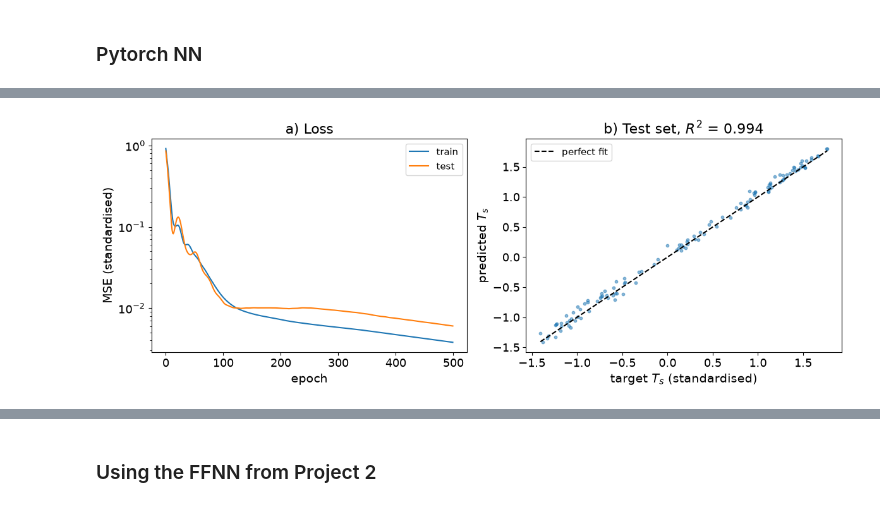
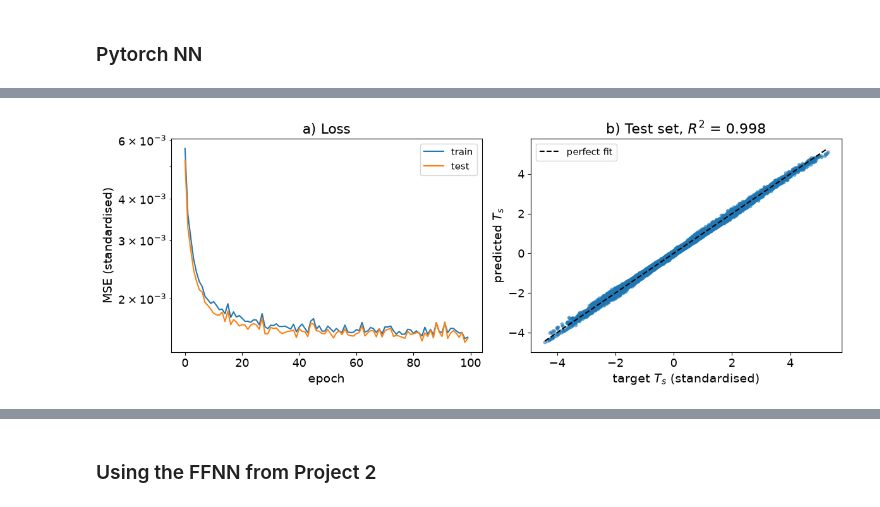
Before and after one commit to andrearosendahl/FYS-STK4155, a Jupyter notebook: 00_main.ipynb, the cells around one changed output, grey strips where cells are left out. Drawn from its saved outputs; the diff is of its cells as text; code cells hidden in the pictures.

```diff
--- a/00_main.ipynb
+++ b/00_main.ipynb
@@ -317,6 +559,6 @@ learning rate used from here on: gamma = 0.01
 penalty used from here on: lambda = 1e-05
 # %%
-best_gamma = 0.01
+best_gamma = 0.002
 best_penalty = 1e-5
 # %% [markdown]
 ### Pytorch NN
@@ -324,6 +566,8 @@ best_penalty = 1e-5
 import torch
 import torch.nn as nn
 import torch.optim as optim
+
+torch.set_num_threads(4)   # tiny matmuls: many threads only add overhead (check with torch.get_num_threads())
 
 #The skeleton in this cell is provided by Claude, I have made some changes to fit the data and problem.
 
@@ -332,12 +576,12 @@ class SurfaceEnergyNet(nn.Module):
     def __init__(self, input_size, hidden_size, output_size):
         super(SurfaceEnergyNet, self).__init__()
         self.fc1 = nn.Linear(input_size, hidden_size)
-        self.relu = nn.ReLU()
+        self.act = nn.Tanh()
         self.fc2 = nn.Linear(hidden_size, output_size)
 
     def forward(self, x):
         x = self.fc1(x)
-        x = self.relu(x)
+        x = self.act(x)
         x = self.fc2(x)
         return x
 
@@ -345,43 +589,45 @@ class SurfaceEnergyNet(nn.Module):
 
 # Main Training Loop: returns the model and the loss history
 def train_network(model, inputs, targets, test_inputs=None, test_targets=None,
-                  epochs=500, learning_rate=0.01, lam=0.0, norm="l2"):
+                  epochs=100, learning_rate=0.01, lam=0.0, norm="l2",batch_size=1024,seed=2026):
     criterion = nn.MSELoss()
     optimizer = optim.Adam(model.parameters(), lr=learning_rate)
+    gen = torch.Generator().manual_seed(seed)
+    n = len(inputs)
+    weights = [model.fc1.weight, model.fc2.weight]
     train_losses, test_losses = [], []
     for epoch in range(epochs):
-        # Forward pass
         model.train()
-        outputs = model(inputs)
-        mse_loss = criterion(outputs, targets)
+        perm = torch.randperm(n, generator=gen)              # new shuffle every epoch
+        xs, ys = inputs[perm], targets[perm]                 # one gather per epoch, batches are then cheap slices
+        for start in range(0, n, batch_size):
+            xb, yb = xs[start:start + batch_size], ys[start:start + batch_size]
+            mse_loss = criterion(model(xb), yb)
+            # Apply L1 or L2 regularization if specified
+            if lam > 0:
+                if norm == "l1":
+                    loss = mse_loss + lam * sum(w.abs().sum() for w in weights)
+                else:
+                    loss = mse_loss + lam * sum(w.pow(2).sum() for w in weights)
+            else:
+                loss = mse_loss
+            optimizer.zero_grad(set_to_none=True)
+            loss.backward()
+            optimizer.step()
 
-        # Apply L1 or L2 regularization if specified
-        if lam > 0:
-            weights = [model.fc1.weight, model.fc2.weight]   # only penalising the weights, biases excluded
-            l1_norm = sum(w.abs().sum() for w in weights)
-            l2_norm = sum(w.pow(2).sum() for w in weights)
-            # l1_norm = sum(p.abs().sum() for p in model.parameters())
-            # l2_norm = sum(p.pow(2).sum() for p in model.parameters())
-            if norm == "l1":
-                loss = mse_loss + lam * l1_norm
-            elif norm == "l2":
-                loss = mse_loss + lam * l2_norm
-        else:
-            loss = mse_loss
-
-        # Backward pass
-        optimizer.zero_grad()
-        loss.backward()
-        optimizer.step()
-
-        train_losses.append(mse_loss.item())
-        if test_inputs is not None:
-            model.eval()
-            with torch.no_grad():
+        # Both losses are evaluated on the full sets with the weights at the END of the epoch,
+        # so the curves are comparable (the same "snapshot" for train and test)
+        model.eval()
+        with torch.no_grad():
+            train_losses.append(criterion(model(inputs), targets).item())
+            if test_inputs is not None:
                 test_losses.append(criterion(model(test_inputs), test_targets).item())
 
-        if (epoch + 1) % 100 == 0:
-            print(f'Epoch [{epoch+1}/{epochs}], Loss: {loss.item():.4f}')
+        if (epoch + 1) % 10 == 0:
+            print(f"Epoch [{epoch+1}/{epochs}], train MSE: {train_losses[-1]:.4f}"
+                  + (f", test MSE: {test_losses[-1]:.4f}" if test_losses else ""))
+
+
 
     print("Training complete.")
     return model, train_losses, test_losses
@@ -390,8 +636,8 @@ def train_network(model, inputs, targets, test_inputs=None, test_targets=None,
 # Example usage
 if __name__ == "__main__":
     # Define network parameters
-    input_size = 6  # number of input features
-    hidden_size = 10
+    input_size = len(FEATURE_NAMES)  # number of input features (6 SEB terms + extra features)
+    hidden_size = 50
     output_size = 1  # Ts
     gamma = best_gamma  # Use the best gamma found from the grid search
     penalty = best_penalty # Use the best penalty found from the grid search
@@ -399,8 +645,14 @@ if __name__ == "__main__":
     # Initialize model
     model = SurfaceEnergyNet(input_size, hidden_size, output_size)
 
+    """ INPUT for data """
+    period = "historical"
+    split = "blocks"
+    season = "winter"
+    """ END OF INPUTS """
+
     # Load and preprocess data (numpy), then convert to torch tensors for the PyTorch model only
-    x_tr_np, y_tr_np, x_te_np, y_te_np = load_SEB_data()
+    x_tr_np, y_tr_np, x_te_np, y_te_np = load_SEB_data(split=split, period=period, season=season)
     x_tr, y_tr, x_te, y_te = [torch.tensor(a, dtype=torch.float32)
                               for a in (x_tr_np, y_tr_np, x_te_np, y_te_np)]
 
@@ -411,11 +663,11 @@ if __name__ == "__main__":
 
     # Print a small sample
     print("\nSample Inputs:\n", x_tr[:5])
-    print("\nSample Targets:\n", y_tr[:5])
+    batch = 1024   # ~8x fewer steps per epoch than 1024; lower it if the test MSE is worse than the own-NN/OLS
 
     # Train the model
     trained_model, train_losses, test_losses = train_network(
-        model, x_tr, y_tr, x_te, y_te, learning_rate=gamma, lam=penalty, norm="l2", epochs=500)
+        model, x_tr, y_tr, x_te, y_te, learning_rate=gamma, lam=penalty, norm="l2", epochs=100, batch_size=batch)
 
     # Predictions on the test set (no gradients needed)
     trained_model.eval()
@@ -446,5 +698,6 @@ if __name__ == "__main__":
     ax2.legend(fontsize=legend_fontsize)
 
     plt.tight_layout()
+
     plt.show()
 # %% [output]
@@ -468 +721 @@ Test MSE = 0.0060, R^2 = 0.994
-[figure, old version]
+[figure, new version]
```
Also changed, not shown: parts of 24 cells of this notebook, 8 other files.
